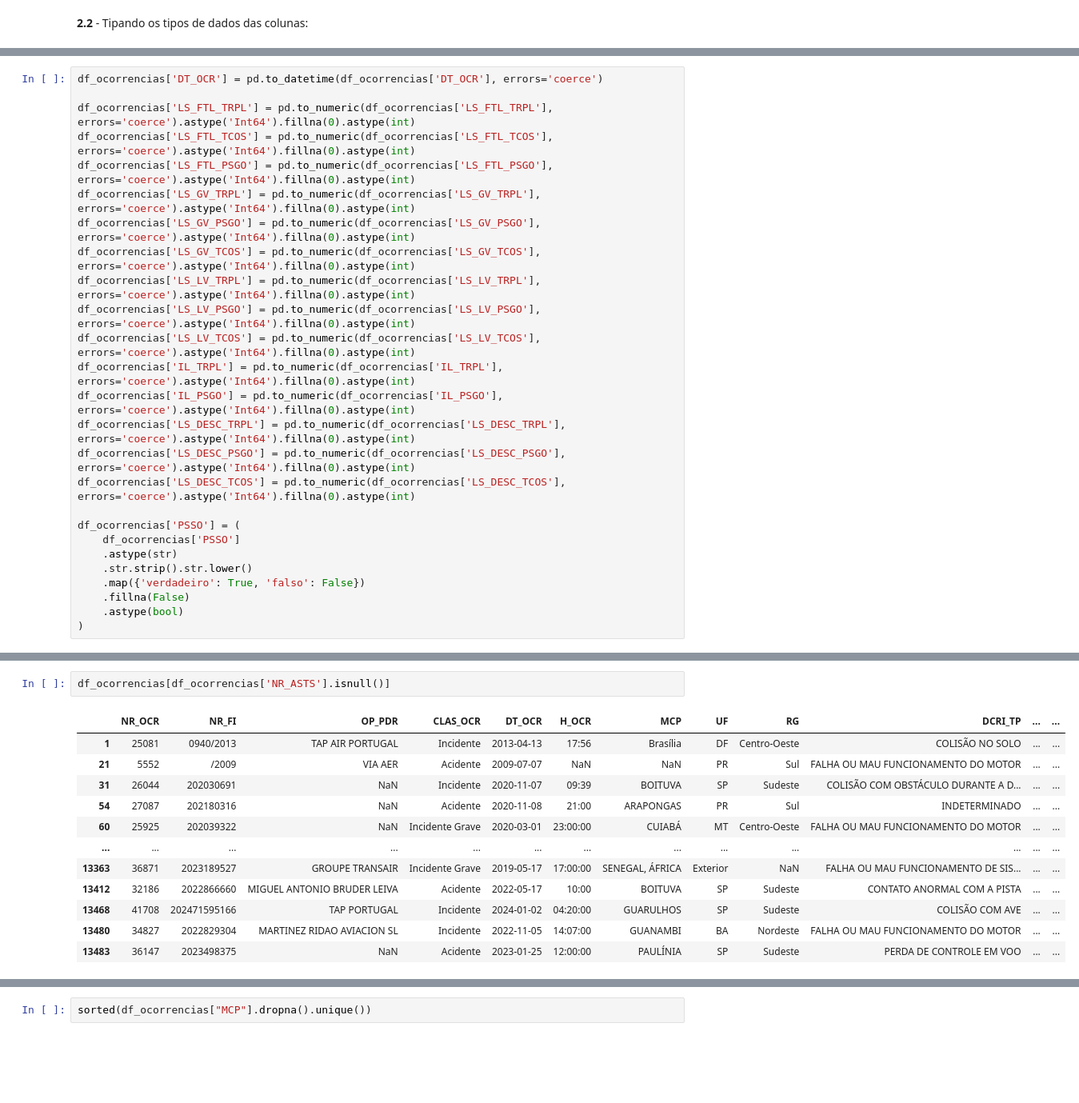
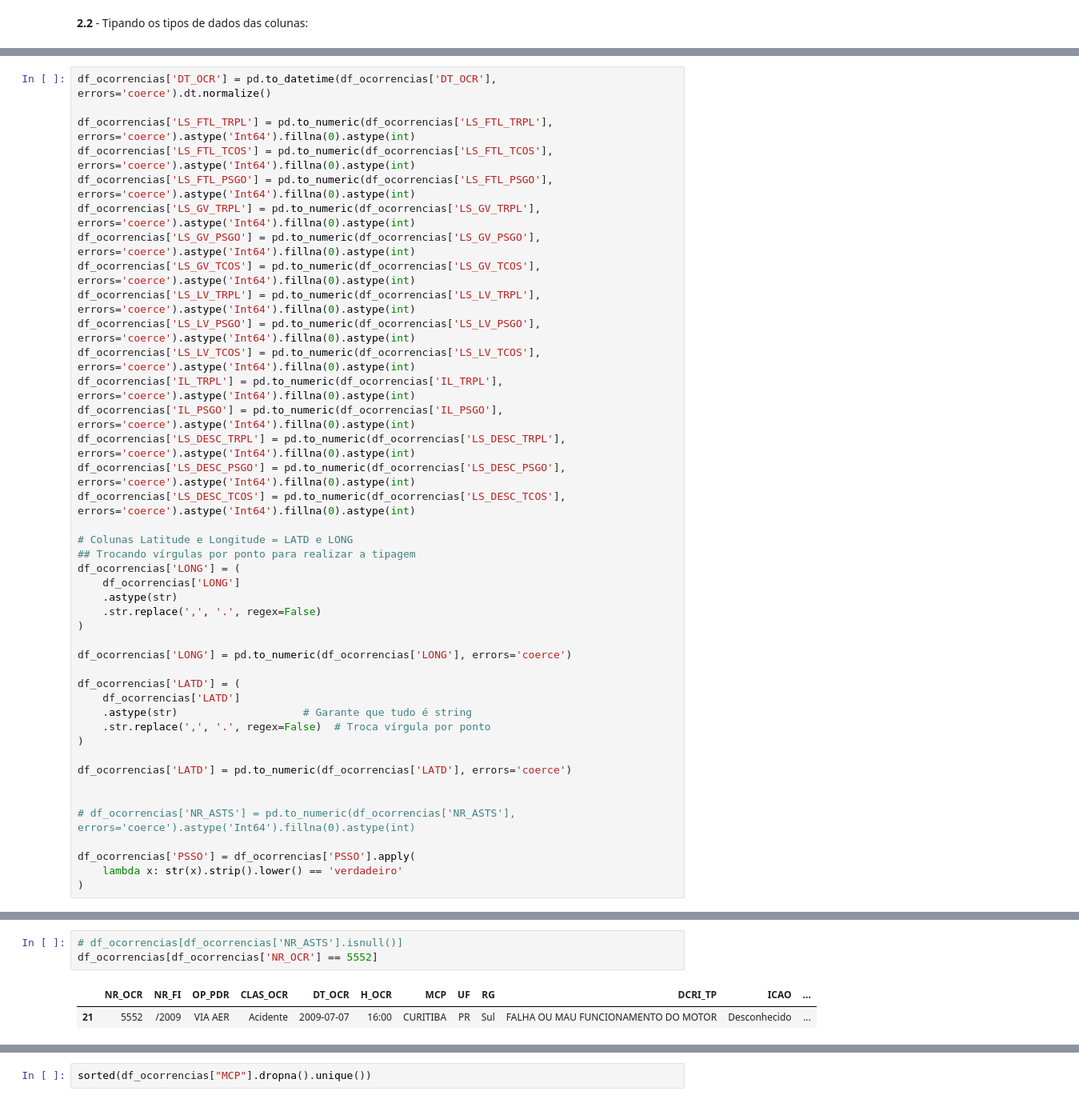
Before and after one commit to vitorluzz/etl-voos-anac, a Jupyter notebook: solution/job_stage_curated.ipynb, the cells around one changed output, grey strips where cells are left out. Shown at 80% size. Cells and saved outputs as stored; diff of their text form; blank space fills up the shorter version.

```diff
--- a/solution/job_stage_curated.ipynb
+++ b/solution/job_stage_curated.ipynb
@@ -110,5 +142,5 @@ df_ocorrencias = df_ocorrencias.rename(columns={
 # %%
-df_ocorrencias['DT_OCR'] = pd.to_datetime(df_ocorrencias['DT_OCR'], errors='coerce')
+df_ocorrencias['DT_OCR'] = pd.to_datetime(df_ocorrencias['DT_OCR'], errors='coerce').dt.normalize()
 
 df_ocorrencias['LS_FTL_TRPL'] = pd.to_numeric(df_ocorrencias['LS_FTL_TRPL'], errors='coerce').astype('Int64').fillna(0).astype(int)
 df_ocorrencias['LS_FTL_TCOS'] = pd.to_numeric(df_ocorrencias['LS_FTL_TCOS'], errors='coerce').astype('Int64').fillna(0).astype(int)
@@ -125,14 +157,30 @@ df_ocorrencias['LS_DESC_TRPL'] = pd.to_numeric(df_ocorrencias['LS_DESC_TRPL'], e
 df_ocorrencias['LS_DESC_PSGO'] = pd.to_numeric(df_ocorrencias['LS_DESC_PSGO'], errors='coerce').astype('Int64').fillna(0).astype(int)
 df_ocorrencias['LS_DESC_TCOS'] = pd.to_numeric(df_ocorrencias['LS_DESC_TCOS'], errors='coerce').astype('Int64').fillna(0).astype(int)
 
-df_ocorrencias['PSSO'] = (
-    df_ocorrencias['PSSO']
+# Colunas Latitude e Longitude = LATD e LONG
+## Trocando vírgulas por ponto para realizar a tipagem
+df_ocorrencias['LONG'] = (
+    df_ocorrencias['LONG']
     .astype(str)
-    .str.strip().str.lower()
-    .map({'verdadeiro': True, 'falso': False})
-    .fillna(False)
-    .astype(bool)
+    .str.replace(',', '.', regex=False)
 )
+
+df_ocorrencias['LONG'] = pd.to_numeric(df_ocorrencias['LONG'], errors='coerce')
+
+df_ocorrencias['LATD'] = (
+    df_ocorrencias['LATD']
+    .astype(str)                    # Garante que tudo é string
+    .str.replace(',', '.', regex=False)  # Troca vírgula por ponto
+)
+
+df_ocorrencias['LATD'] = pd.to_numeric(df_ocorrencias['LATD'], errors='coerce')
+
+
+# df_ocorrencias['NR_ASTS'] = pd.to_numeric(df_ocorrencias['NR_ASTS'], errors='coerce').astype('Int64').fillna(0).astype(int)
+
+df_ocorrencias['PSSO'] = df_ocorrencias['PSSO'].apply(
+    lambda x: str(x).strip().lower() == 'verdadeiro'
+)
 # %%
 df_ocorrencias.dtypes
 # %% [output]
@@ -169,15 +257,6 @@ array([  4.,  nan, 143.,   6.,   9.,   1.,  75.,   8., 148., 196.,  10.,
 # %%
-df_ocorrencias[df_ocorrencias['NR_ASTS'].isnull()]
+# df_ocorrencias[df_ocorrencias['NR_ASTS'].isnull()]
+df_ocorrencias[df_ocorrencias['NR_OCR'] == 5552]
 # %% [output]
-|  | NR_OCR | NR_FI | OP_PDR | CLAS_OCR | DT_OCR | H_OCR | MCP | UF | RG | DCRI_TP | ... | ... |
-| 1 | 25081 | 0940/2013 | TAP AIR PORTUGAL | Incidente | 2013-04-13 | 17:56 | Brasília | DF | Centro-Oeste | COLISÃO NO SOLO | ... | ... |
-| 21 | 5552 | /2009 | VIA AER | Acidente | 2009-07-07 | NaN | NaN | PR | Sul | FALHA OU MAU FUNCIONAMENTO DO MOTOR | ... | ... |
-| 31 | 26044 | 202030691 | NaN | Incidente | 2020-11-07 | 09:39 | BOITUVA | SP | Sudeste | COLISÃO COM OBSTÁCULO DURANTE A D... | ... | ... |
-| 54 | 27087 | 202180316 | NaN | Acidente | 2020-11-08 | 21:00 | ARAPONGAS | PR | Sul | INDETERMINADO | ... | ... |
-| 60 | 25925 | 202039322 | NaN | Incidente Grave | 2020-03-01 | 23:00:00 | CUIABÁ | MT | Centro-Oeste | FALHA OU MAU FUNCIONAMENTO DO MOTOR | ... | ... |
-| ... | ... | ... | ... | ... | ... | ... | ... | ... | ... | ... | ... | ... |
-| 13363 | 36871 | 2023189527 | GROUPE TRANSAIR | Incidente Grave | 2019-05-17 | 17:00:00 | SENEGAL, ÁFRICA | Exterior | NaN | FALHA OU MAU FUNCIONAMENTO DE SIS... | ... | ... |
-| 13412 | 32186 | 2022866660 | MIGUEL ANTONIO BRUDER LEIVA | Acidente | 2022-05-17 | 10:00 | BOITUVA | SP | Sudeste | CONTATO ANORMAL COM A PISTA | ... | ... |
-| 13468 | 41708 | 202471595166 | TAP PORTUGAL | Incidente | 2024-01-02 | 04:20:00 | GUARULHOS | SP | Sudeste | COLISÃO COM AVE | ... | ... |
-| 13480 | 34827 | 2022829304 | MARTINEZ RIDAO AVIACION SL | Incidente | 2022-11-05 | 14:07:00 | GUANAMBI | BA | Nordeste | FALHA OU MAU FUNCIONAMENTO DO MOTOR | ... | ... |
-| 13483 | 36147 | 2023498375 | NaN | Acidente | 2023-01-25 | 12:00:00 | PAULÍNIA | SP | Sudeste | PERDA DE CONTROLE EM VOO | ... | ... |
+|  | NR_OCR | NR_FI | OP_PDR | CLAS_OCR | DT_OCR | H_OCR | MCP | UF | RG | DCRI_TP | ICAO | ... |
+| 21 | 5552 | /2009 | VIA AER | Acidente | 2009-07-07 | 16:00 | CURITIBA | PR | Sul | FALHA OU MAU FUNCIONAMENTO DO MOTOR | Desconhecido | ... |
```
Also changed, not shown: parts of 17 cells of this notebook, 1 other file.
